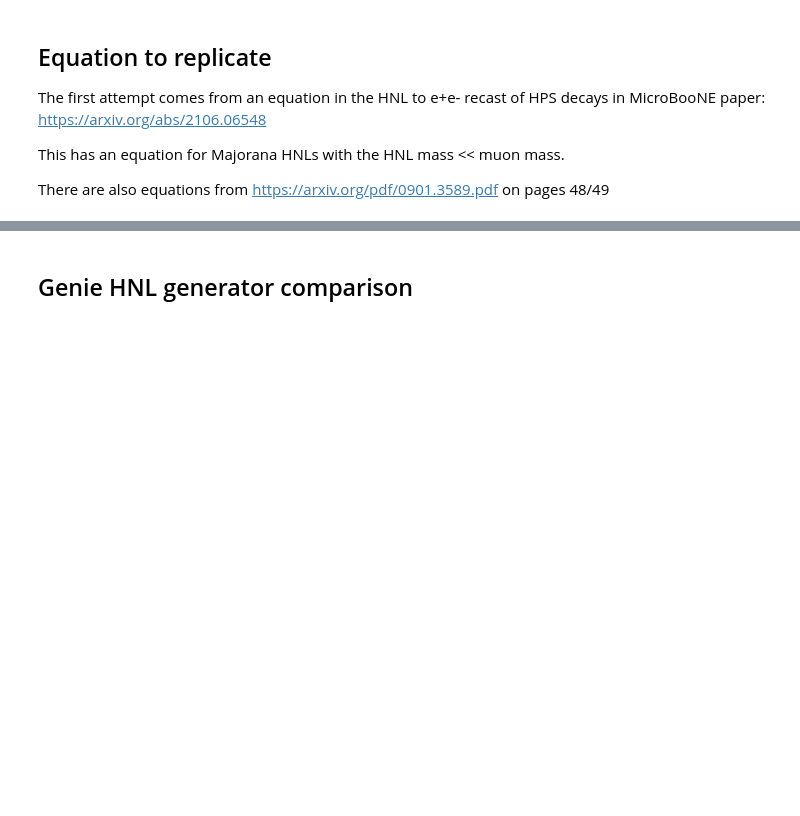
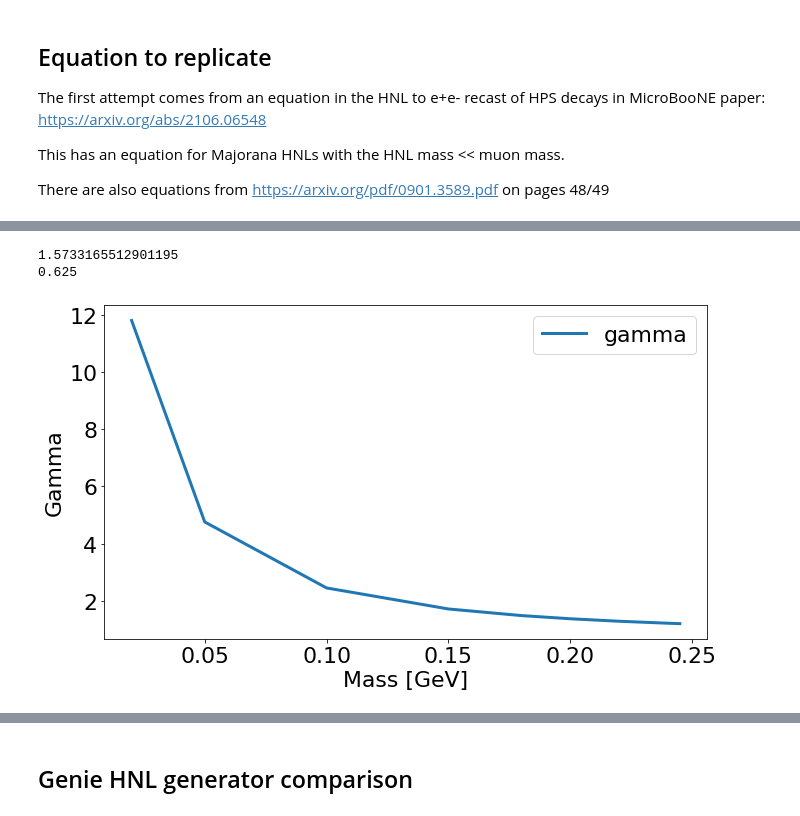
Before and after one commit to dmarsden01/uboone_HNL_analysis, a Jupyter notebook: Rough_rate_calculation.ipynb, the cells around one changed output, grey strips where cells are left out. Cells and saved outputs as stored; diff of their text form; code cells hidden in the pictures; blank space fills up the shorter version.

```diff
--- a/Rough_rate_calculation.ipynb
+++ b/Rough_rate_calculation.ipynb
@@ -35,0 +185,13 @@ Decay_width_3nu = G_F**2/(96*np.pi**3)*(U_mu4**2)*(N_mass**5) #comes from "The s
+# %%
+gammas, betas, decay_probs, decay_length_dict, decay_prob_before_uboone_dict, channel_BRs = {}, {}, {}, {}, {}, {}
+Num_decays_per_POT_dict, Total_decays_dict, ratios = {}, {}, {}
+
+ee_dw_eV = Convert_GeV_to_eV(ee_decay_widths)
+total_dw_eV = Convert_GeV_to_eV(total_decay_widths)
+
+lifetimes_s = Convert_ns_to_s(tot_lifetime_ns)
+
+print("solid angle is")
+solid_angle = get_solid_angle(d1,d2,distance_to_uboone)
+print(solid_angle)
+print()
@@ -35,0 +249,25 @@ Decay_width_3nu = G_F**2/(96*np.pi**3)*(U_mu4**2)*(N_mass**5) #comes from "The s
+# %%
+print(1/KDAR_numu_BR)
+
+print(1/1.6)
+# %% [output]
+1.5733165512901195
+0.625
+# %%
+savefigs = True
+
+plt.rc('font', size=22)
+plt.figure(figsize=(10,6))
+plt.plot(gammas.keys(),gammas.values(), lw=3, label="gamma")
+
+plt.xlabel("Mass [GeV]")
+plt.ylabel("Gamma")
+plt.legend()
+
+plt.tight_layout()
+
+if savefigs == True:
+    plt.savefig("plots/Generator/cross_check/Gamma_factors.png")
+    plt.savefig("plots/Generator/cross_check/Gamma_factors.pdf")
+# %% [output]
+[figure, added]
```
Also changed, not shown: parts of 53 cells of this notebook, 2 other files.
